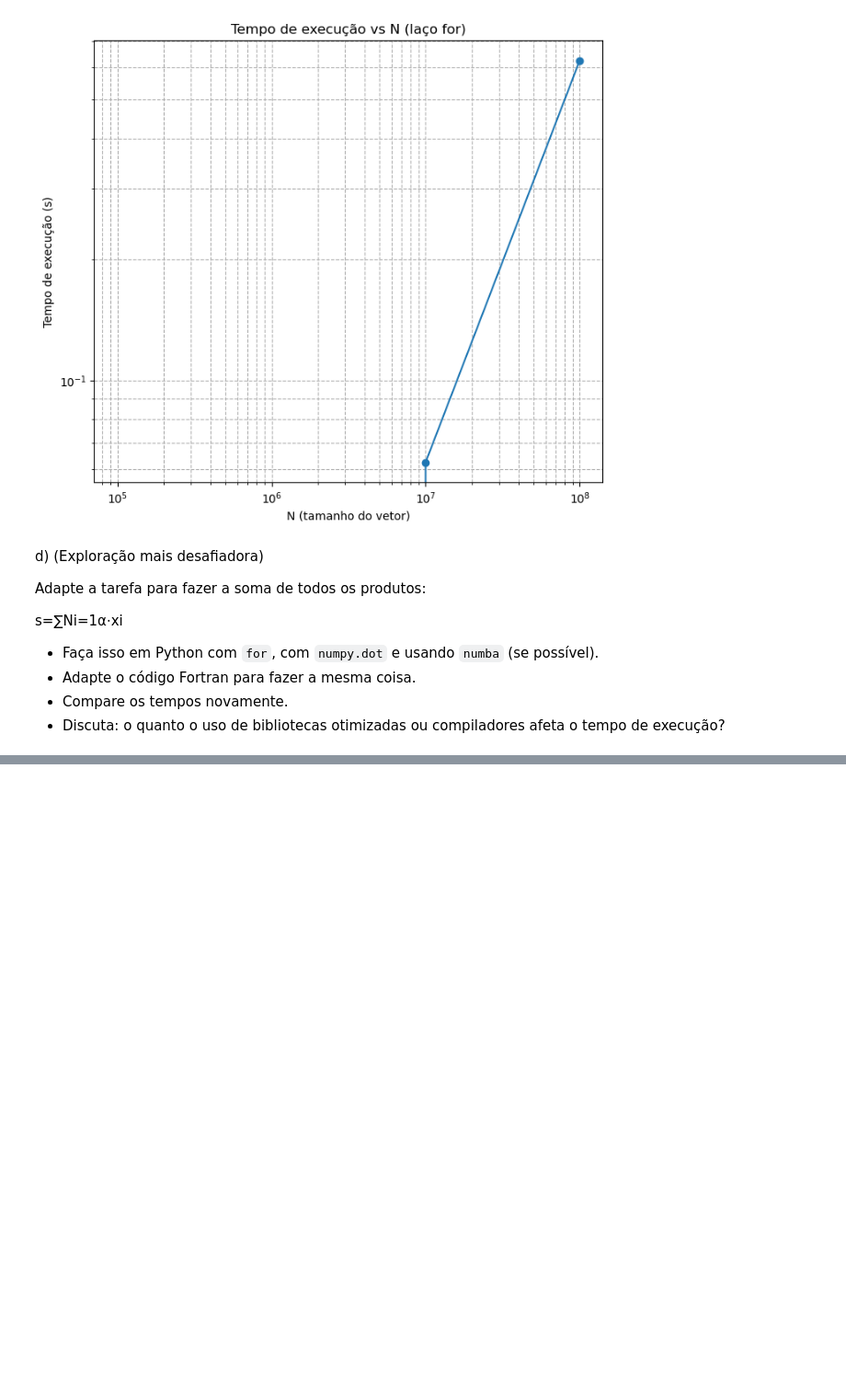
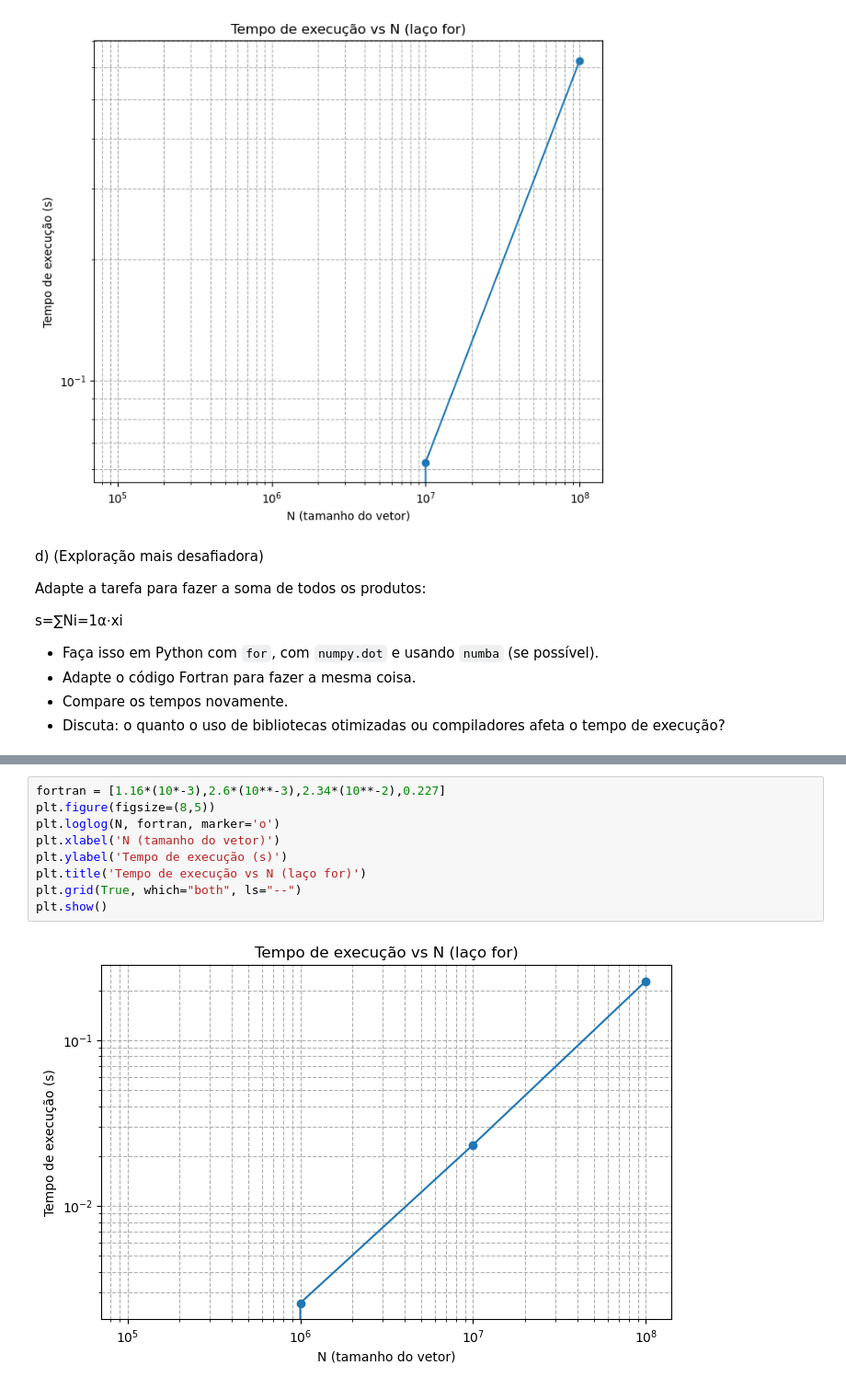
Before and after one commit to enzo-souza/av6, a Jupyter notebook: av6.ipynb, the cells around one changed output, grey strips where cells are left out. Shown at 92% size. Cells and saved outputs as stored; diff of their text form; blank space fills up the shorter version.

```diff
--- a/av6.ipynb
+++ b/av6.ipynb
@@ -341,0 +346,11 @@ Tempo de execução (s): 15.58488655090332
+# %%
+fortran = [1.16*(10*-3),2.6*(10**-3),2.34*(10**-2),0.227]
+plt.figure(figsize=(8,5))
+plt.loglog(N, fortran, marker='o')
+plt.xlabel('N (tamanho do vetor)')
+plt.ylabel('Tempo de execução (s)')
+plt.title('Tempo de execução vs N (laço for)')
+plt.grid(True, which="both", ls="--")
+plt.show()
+# %% [output]
+[figure, added]
```
Also changed, not shown: parts of 10 cells of this notebook, 5 other files.
